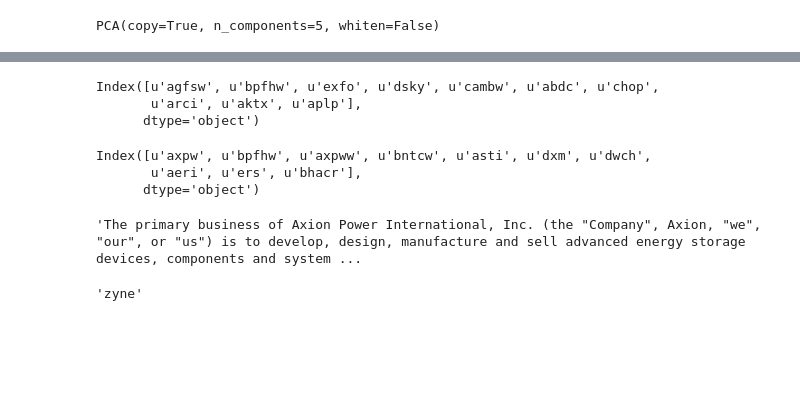
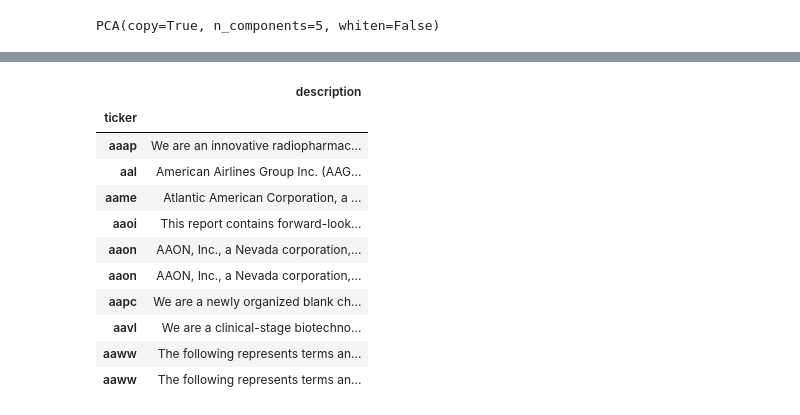
Before and after one commit to brian8128/gdelt_project, a Jupyter notebook: DataExtraction.ipynb, the cells around one changed output, grey strips where cells are left out. Cells and saved outputs as stored; diff of their text form; code cells hidden in the pictures; blank space fills up the shorter version.

```diff
--- a/DataExtraction.ipynb
+++ b/DataExtraction.ipynb
@@ -14,9 +9,2 @@ from code.company_data_pipeline import *
 
 %matplotlib inline
-# %%
-PROJECT_HOME = "/Users/Brian/workplace/galvanize/gdelt_project/"
-
-data_dir = "/Users/Brian/Data/gdelt/raw/"
-data_file = "201512_h_all_txt.zip"
-freq = 'hourly'
-region = 'us'
@@ -185,14 +72,0 @@ Index([u'axpw', u'bpfhw', u'axpww', u'bntcw', u'asti', u'dxm', u'dwch',
-# %%
-idx2 = np.argsort(pca.components_[1])[:10]
-df.columns[idx2]
-# %% [output]
-Index([u'agfsw', u'bpfhw', u'exfo', u'dsky', u'cambw', u'abdc', u'chop',
-       u'arci', u'aktx', u'aplp'],
-      dtype='object')
-# %%
-idx3 = np.argsort(pca.components_[3])[:10]
-df.columns[idx3]
-# %% [output]
-Index([u'axpw', u'bpfhw', u'axpww', u'bntcw', u'asti', u'dxm', u'dwch',
-       u'aeri', u'ers', u'bhacr'],
-      dtype='object')
@@ -206,4 +72,0 @@ Index([u'axpw', u'bpfhw', u'axpww', u'bntcw', u'asti', u'dxm', u'dwch',
-# %%
-get_nasdaq_desc("axpw")
-# %% [output]
-'The primary business of Axion Power International, Inc. (the "Company", Axion, "we", "our", or "us") is to develop, design, manufacture and sell advanced energy storage devices, components and system ...
@@ -212,8 +73,21 @@ write_company_description_file(100)
 # %%
 with open(PROJECT_HOME + 'data/company/nasdaq_descriptions.tsv') as f:
     company_df = pd.read_csv(f,
                          sep='\t',
                          header=None)
-company_df[0].iloc[-1]
+company_df.columns = ['ticker', 'description']
+company_df = company_df.dropna().set_index('ticker')
+company_df.head(10)
 # %% [output]
-'zyne'
+|  | description |
+| ticker |  |
+| aaap | We are an innovative radiopharmac... |
+| aal | American Airlines Group Inc. (AAG... |
+| aame | Atlantic American Corporation, a ... |
+| aaoi | This report contains forward-look... |
+| aaon | AAON, Inc., a Nevada corporation,... |
+| aaon | AAON, Inc., a Nevada corporation,... |
+| aapc | We are a newly organized blank ch... |
+| aavl | We are a clinical-stage biotechno... |
+| aaww | The following represents terms an... |
+| aaww | The following represents terms an... |
```
Also changed, not shown: parts of 20 cells of this notebook, 1 other file.
